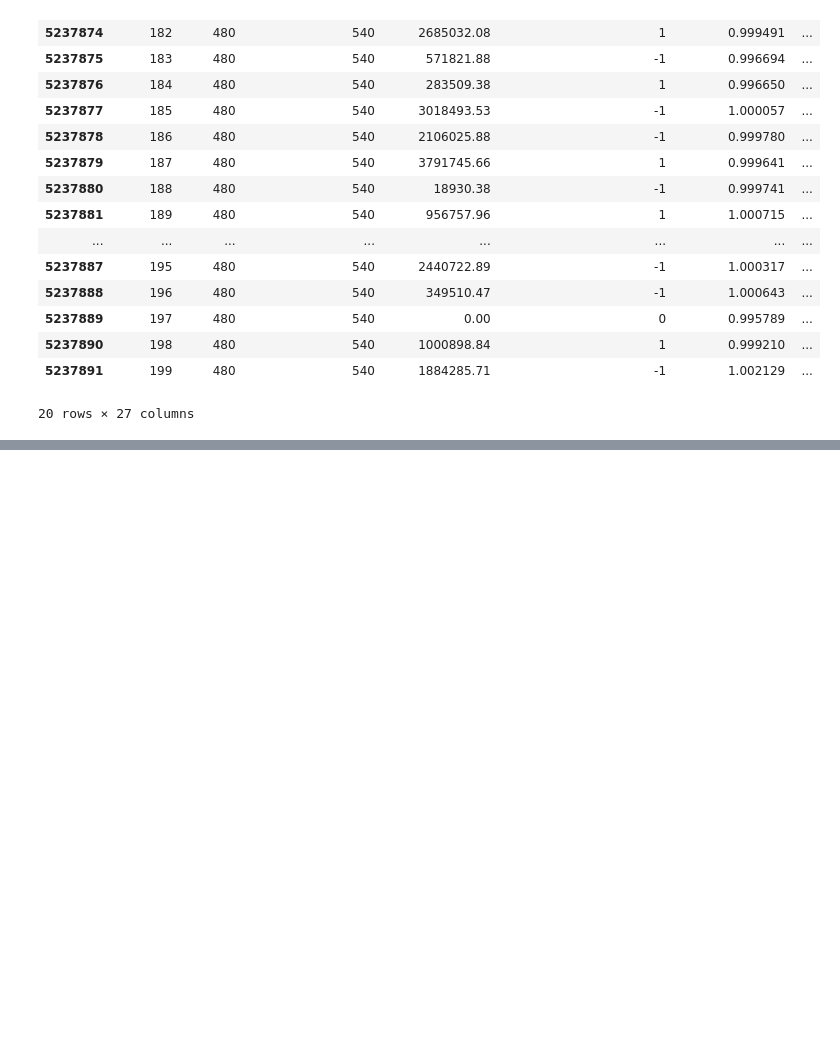
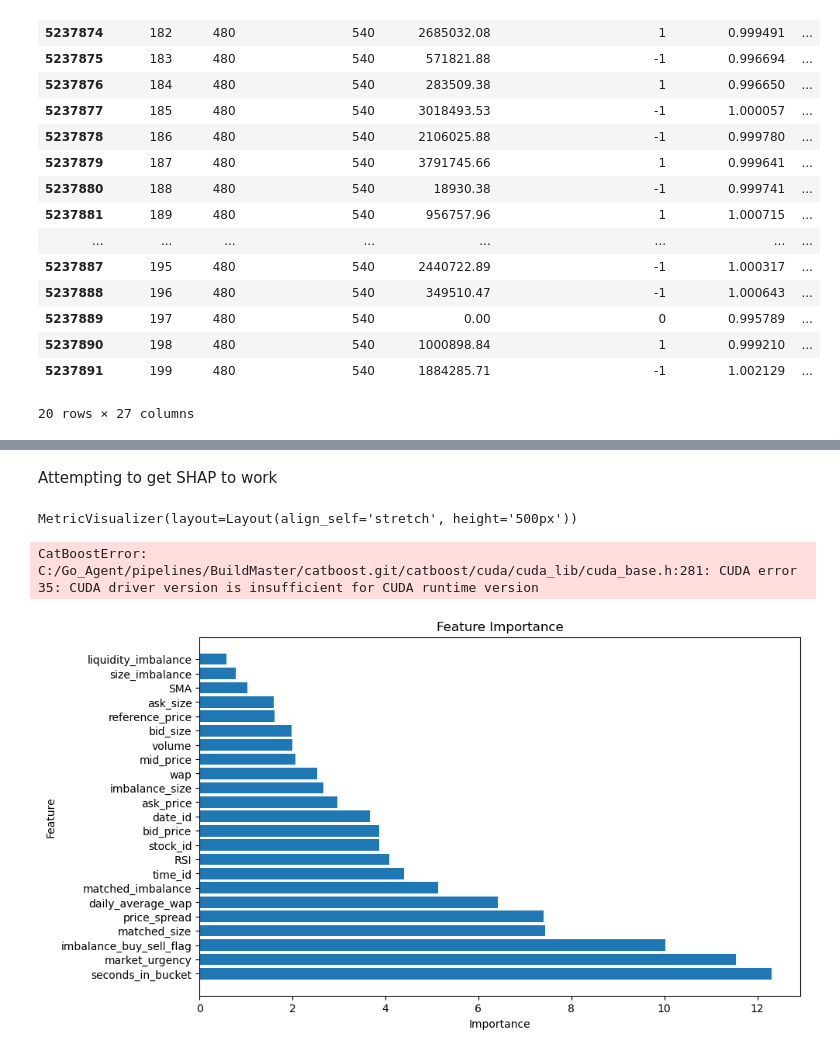
Before and after one commit to AmesRupnick/TradingAtTheClose, a Jupyter notebook: TradingAtClose.ipynb, the cells around one changed output, grey strips where cells are left out. Drawn from its saved outputs; the diff is of its cells as text; code cells hidden in the pictures; blank space fills up the shorter version.

```diff
--- a/TradingAtClose.ipynb
+++ b/TradingAtClose.ipynb
@@ -145,0 +178,6 @@ train : (4742893, 20), valid : (494999, 20)
+# %%
+columns_to_drop = ['target']
+X = train.drop(columns_to_drop, axis=1)  # Replace 'your_target_column' with the actual target column name
+y = train['target']
+
+X_train, X_test, y_train, y_test = train_test_split(X, y, test_size=0.2, random_state=42)
@@ -145,0 +188,10 @@ train : (4742893, 20), valid : (494999, 20)
+# %%
+linear_model = LinearRegression()
+linear_model.fit(X_train, y_train)
+
+# Make predictions using Linear Regression
+y_pred_linear = linear_model.predict(X_test)
+
+# Evaluate Linear Regression
+mse_linear = mean_squared_error(y_test, y_pred_linear)
+print(f'Mean Squared Error for Linear Regression: {mse_linear}')
@@ -145,0 +202,3 @@ train : (4742893, 20), valid : (494999, 20)
+# %%
+catboost_model = CatBoostRegressor(iterations=200, depth=10, learning_rate=0.05, loss_function='RMSE', random_seed=42)
+catboost_model.fit(X_train, y_train, eval_set=(X_test, y_test), early_stopping_rounds=10, verbose=10)
@@ -145,0 +234,6 @@ train : (4742893, 20), valid : (494999, 20)
+# %%
+feature_importances = catboost_model.get_feature_importance()
+feature_names = X_train.columns
+feature_importance_df = pd.DataFrame({'Feature': feature_names, 'Importance': feature_importances})
+feature_importance_df = feature_importance_df.sort_values(by='Importance', ascending=False)
+print(feature_importance_df)
@@ -145,0 +258,37 @@ train : (4742893, 20), valid : (494999, 20)
+# %% [markdown]
+Attempting to get SHAP to work
+# %%
+columns_to_drop = ['target', 'far_price', 'near_price']
+feature_name = train.columns.drop(['target']).tolist()
+
+# Feature selection using SHAP values
+# Create Pool object with both features (X) and target variable (y)
+train_pool = Pool(X_train, label=y_train)
+
+# Feature selection using SHAP values
+summary = ctb_model.select_features(
+    train_pool,  # Pass the Pool object that includes both features and target variable
+    eval_set=[(X_test, y_test)],
+    features_for_select=feature_name,
+    num_features_to_select=len(feature_name) - 24,  # Dropping from 124 to 100
+    steps=3,
+    algorithm=EFeaturesSelectionAlgorithm.RecursiveByShapValues,
+    shap_calc_type=EShapCalcType.Regular,
+    train_final_model=False,
+    plot=True,
+)
+# %% [output]
+MetricVisualizer(layout=Layout(align_self='stretch', height='500px'))
+CatBoostError: C:/Go_Agent/pipelines/BuildMaster/catboost.git/catboost/cuda/cuda_lib/cuda_base.h:281: CUDA error 35: CUDA driver version is insufficient for CUDA runtime version
+# %%
+feature_importance_df = pd.DataFrame({'Feature': feature_names, 'Importance': feature_importances})
+feature_importance_df = feature_importance_df.sort_values(by='Importance', ascending=False)
+
+plt.figure(figsize=(10, 6))
+plt.barh(feature_importance_df['Feature'], feature_importance_df['Importance'])
+plt.xlabel('Importance')
+plt.ylabel('Feature')
+plt.title('Feature Importance')
+plt.show()
+# %% [output]
+[figure, added]
```
Also changed, not shown: parts of 16 cells of this notebook.
